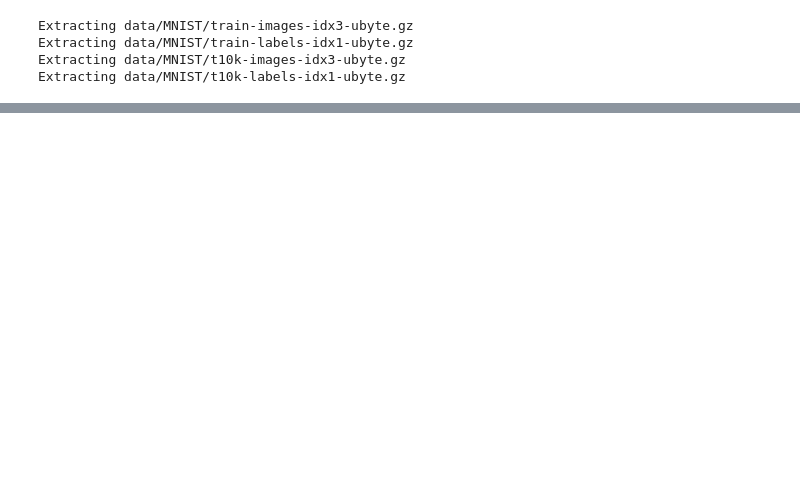
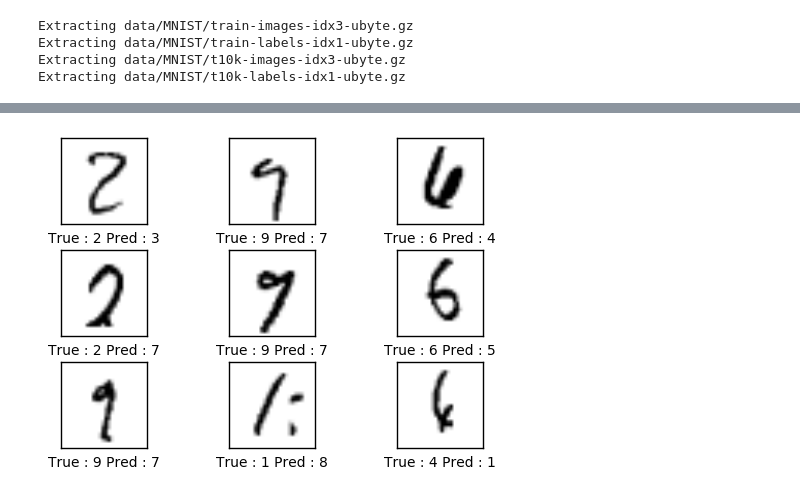
Before and after one commit to vesrinivas/DeepLearning, a Jupyter notebook: DigitRecogniserCNN.ipynb, the cells around one changed output, grey strips where cells are left out. Saved outputs shown, nothing was run; the diff lists cells and outputs as text; code cells hidden in the pictures; blank space fills up the shorter version.

```diff
--- a/DigitRecogniserCNN.ipynb
+++ b/DigitRecogniserCNN.ipynb
@@ -128,0 +254,5 @@ def
+# %%
+## Now lets run for some more iterations
+startTime = time.time()
+labelsTrain,labelsTest,w1,w2 = runOptimization(8)
+print('Time Taken : ',str(time.time()-startTime),'Seconds')
@@ -128,0 +290,5 @@ def
+# %%
+## lets print example errors
+printExampleErrors(data.train.images,np.argmax(data.train.labels,axis=1),np.argmax(labelsTrain,axis=1))
+# %% [output]
+[figure, added]
```
Also changed, not shown: parts of 17 cells of this notebook.
